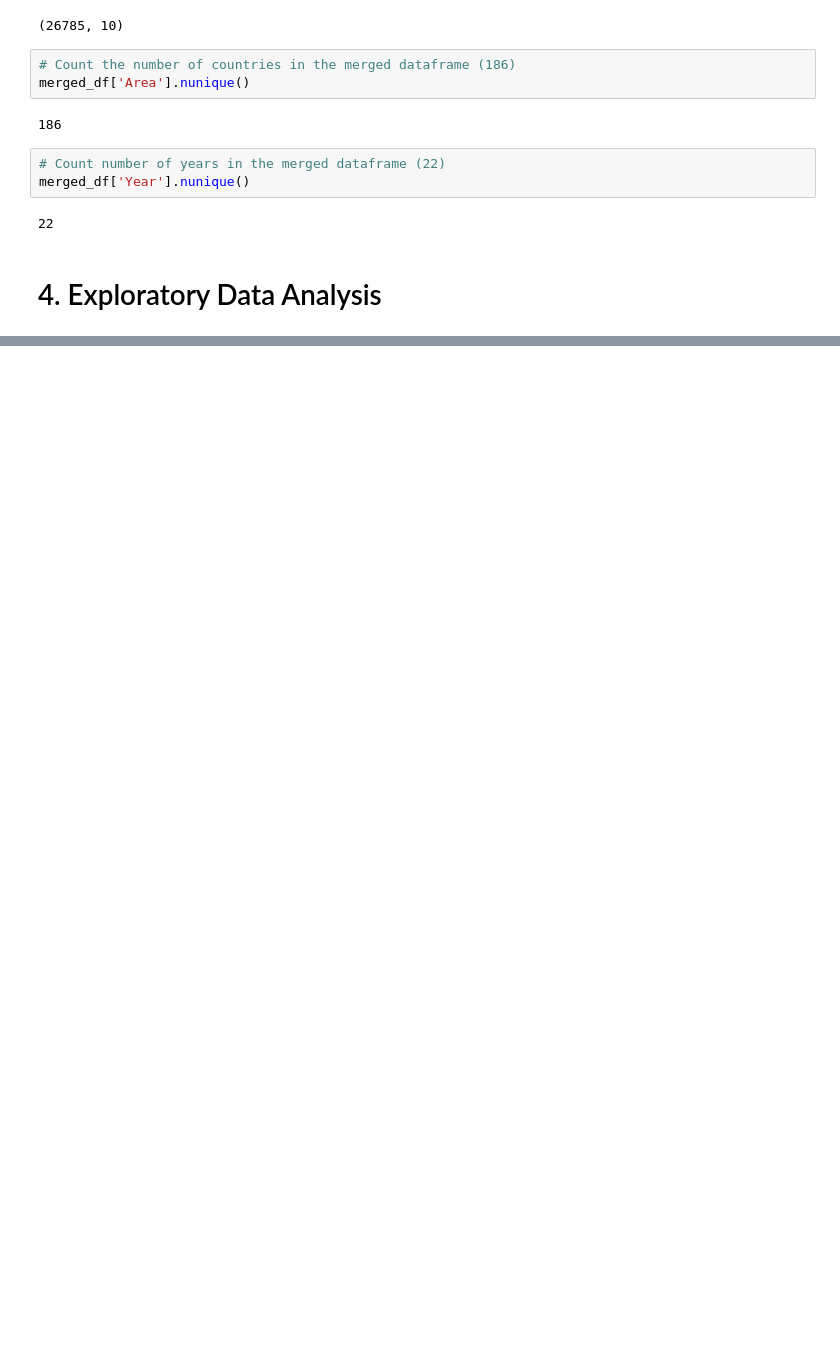
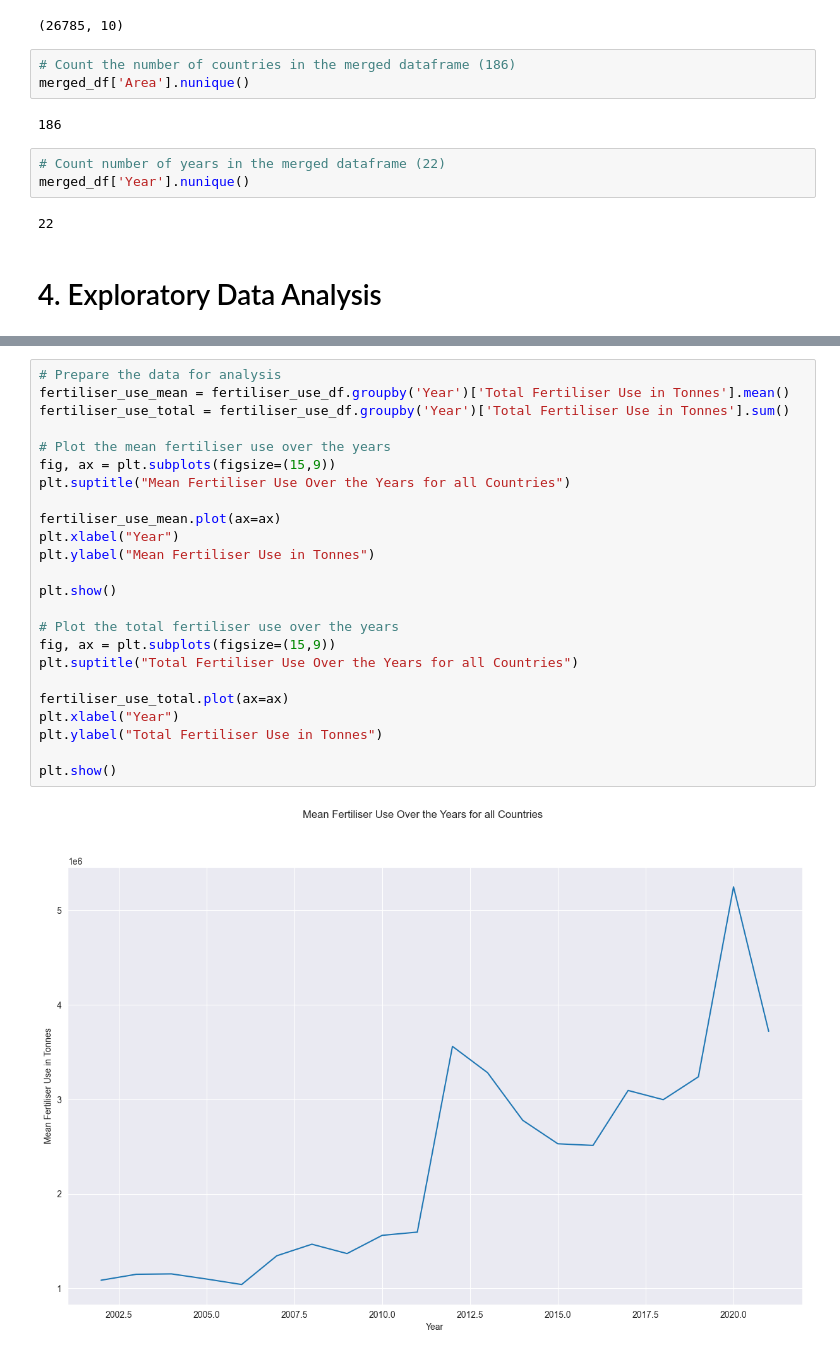
Before and after one commit to tnaccarato/Crop-Forcasting-MLP, a Jupyter notebook: mlp2.ipynb, the cells around one changed output, grey strips where cells are left out. Cells and saved outputs as stored; diff of their text form; blank space fills up the shorter version.

```diff
--- a/mlp2.ipynb
+++ b/mlp2.ipynb
@@ -345,0 +367,26 @@ TypeError: agg function failed [how->mean,dtype->object]
+# %%
+# Prepare the data for analysis
+fertiliser_use_mean = fertiliser_use_df.groupby('Year')['Total Fertiliser Use in Tonnes'].mean()
+fertiliser_use_total = fertiliser_use_df.groupby('Year')['Total Fertiliser Use in Tonnes'].sum()
+
+# Plot the mean fertiliser use over the years
+fig, ax = plt.subplots(figsize=(15,9))
+plt.suptitle("Mean Fertiliser Use Over the Years for all Countries")
+
+fertiliser_use_mean.plot(ax=ax)
+plt.xlabel("Year")
+plt.ylabel("Mean Fertiliser Use in Tonnes")
+
+plt.show()
+
+# Plot the total fertiliser use over the years
+fig, ax = plt.subplots(figsize=(15,9))
+plt.suptitle("Total Fertiliser Use Over the Years for all Countries")
+
+fertiliser_use_total.plot(ax=ax)
+plt.xlabel("Year")
+plt.ylabel("Total Fertiliser Use in Tonnes")
+
+plt.show()
+# %% [output]
+[figure, added]
```
Also changed, not shown: parts of 8 cells of this notebook.
